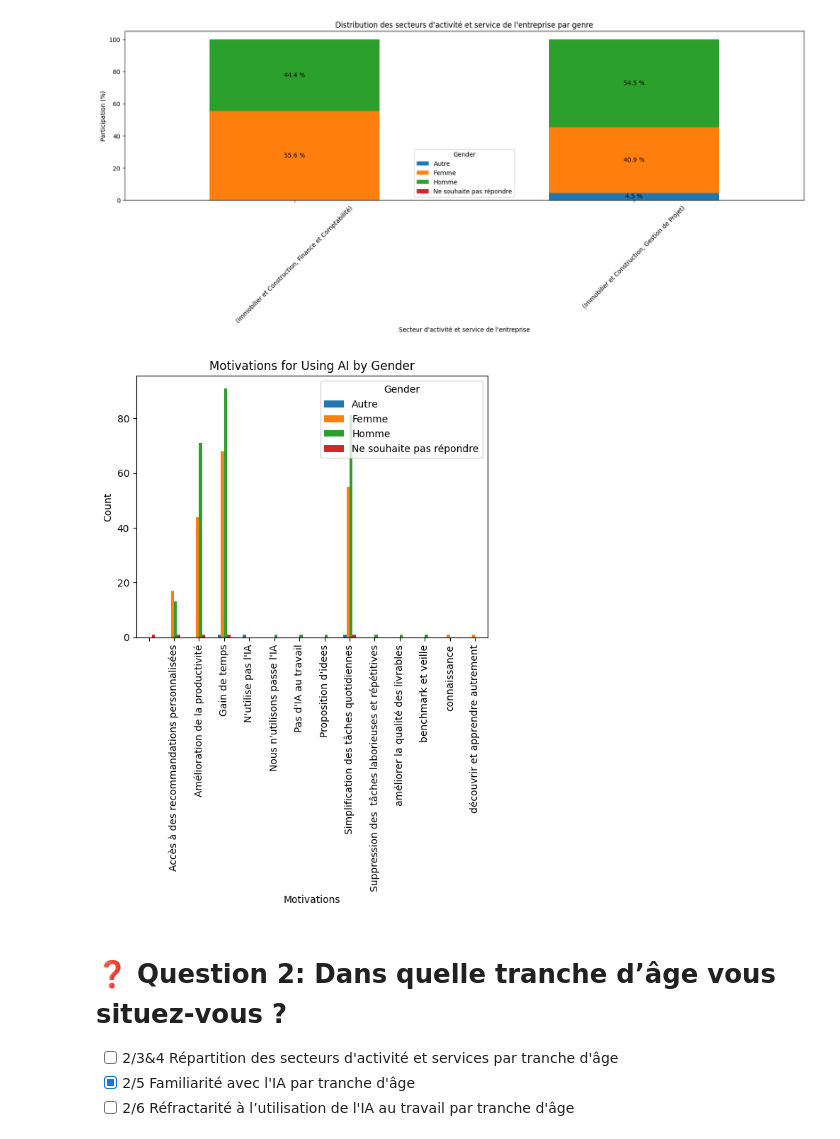
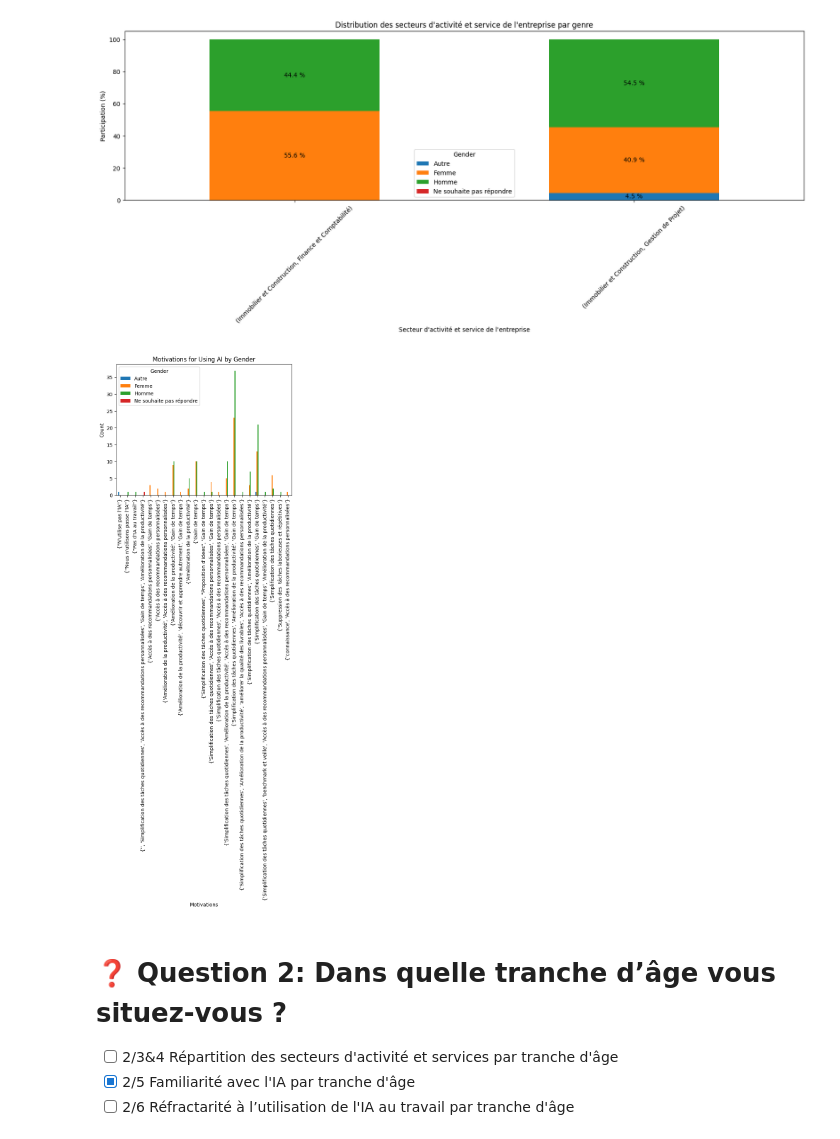
Before and after one commit to QuentinDstl/survey_adoption_by_employees, a Jupyter notebook: src/main.ipynb, the cells around one changed output. Saved outputs shown, nothing was run; the diff lists cells and outputs as text; code cells hidden in the pictures.

Commit message:
feat: new cleanning process (external to notebook)
fix: quick fix

```diff
--- a/src/main.ipynb
+++ b/src/main.ipynb
@@ -108,0 +40,15 @@ df_stack_2023_survey.head()
+# %%
+# Construct the path to the CSV file relative to the current notebook
+current_file_path = os.path.abspath("main.ipynb")
+current_dir = os.path.dirname(current_file_path)
+
+extractTransformLoad(current_file_path)
+# file is in a folder named 'data' in the same folder as the notebook
+ai_adoption_survey_src_path = os.path.join(current_dir, "data", "cl_ai_adoption_2024.csv")
+
+df_survey = pd.read_csv(
+  ai_adoption_survey_src_path,
+  delimiter=',',
+  header=0,
+  index_col=False
+)
@@ -393,18 +246,18 @@ plt.show()
 # %%
 # 1/10 Motivations for Using AI by Gender
 # Explode the sets into individual rows
-df_explod_motivations = df_survey.explode('motivations_for_using_ai')
+df_explod_motivations = df_survey.explode('Motivations')
 
 # Group by and unstack to create the plot
-motivations_gender = df_explod_motivations.groupby(['motivations_for_using_ai', 'gender']).size().unstack()
+motivations_gender = df_explod_motivations.groupby(['Motivations', 'Gender']).size().unstack()
 motivations_gender.plot(kind='bar')
 plt.title('Motivations for Using AI by Gender')
 plt.xlabel('Motivations')
 plt.ylabel('Count')
 plt.legend(title='Gender')
 plt.show()
 # %% [output]
-[figure, old version]
+[figure, new version]
 # %% [markdown]
 # ❓ Question 2: Dans quelle tranche d’âge vous situez-vous ?
 
```
Also changed, not shown: parts of 62 cells of this notebook, 7 other files.
